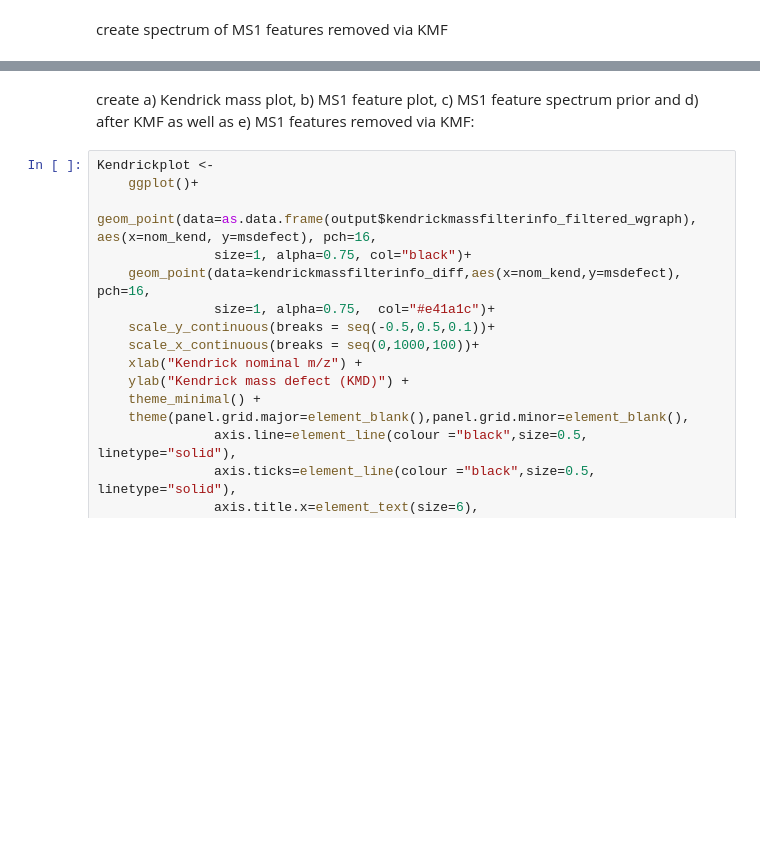
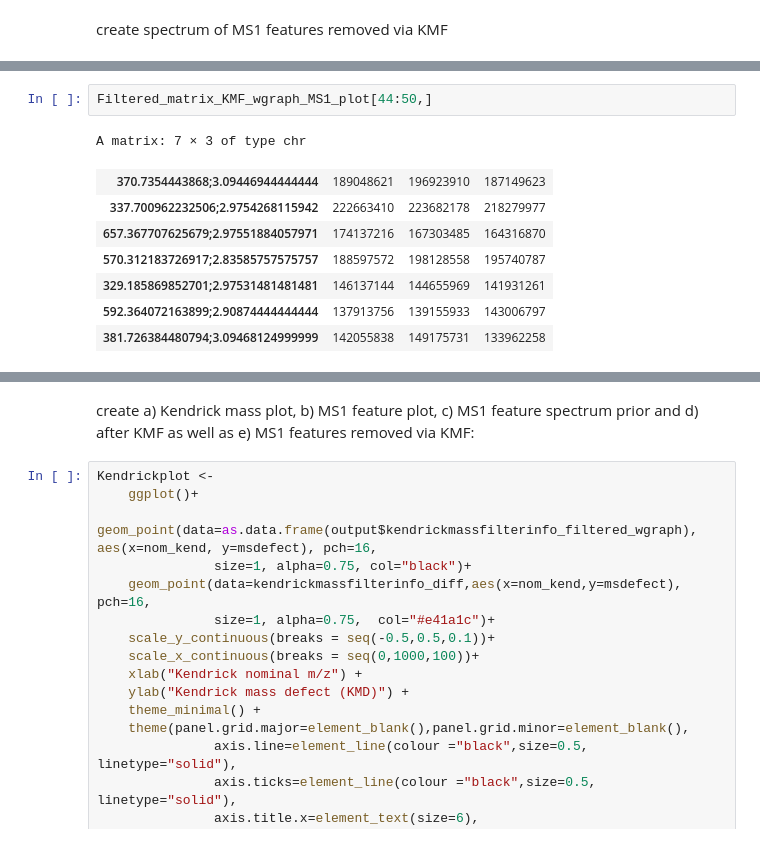
Before and after one commit to DorresteinLaboratory/Kendrick_Mass_Filter, a Jupyter notebook: Manuscript_SI_KendrickMassFilter_Final.ipynb, the cells around one changed output, grey strips where cells are left out. Drawn from its saved outputs; the diff is of its cells as text; blank space fills up the shorter version.

```diff
--- a/Manuscript_SI_KendrickMassFilter_Final.ipynb
+++ b/Manuscript_SI_KendrickMassFilter_Final.ipynb
@@ -340,2 +410,13 @@ Filtered_matrix_KMF_wgraph_MS1_plot <-
+# %%
+Filtered_matrix_KMF_wgraph_MS1_plot[44:50,]
+# %% [output]
+A matrix: 7 × 3 of type chr
+| 370.7354443868;3.09446944444444 | 189048621 | 196923910 | 187149623 |
+| 337.700962232506;2.9754268115942 | 222663410 | 223682178 | 218279977 |
+| 657.367707625679;2.97551884057971 | 174137216 | 167303485 | 164316870 |
+| 570.312183726917;2.83585757575757 | 188597572 | 198128558 | 195740787 |
+| 329.185869852701;2.97531481481481 | 146137144 | 144655969 | 141931261 |
+| 592.364072163899;2.90874444444444 | 137913756 | 139155933 | 143006797 |
+| 381.726384480794;3.09468124999999 | 142055838 | 149175731 | 133962258 |
 # %%
 KMF_filtered_features_spectrum <- as.data.frame(cbind(Filtered_matrix_KMF_wgraph_MS1_plot_vec,
```
Also changed, not shown: parts of 18 cells of this notebook.
